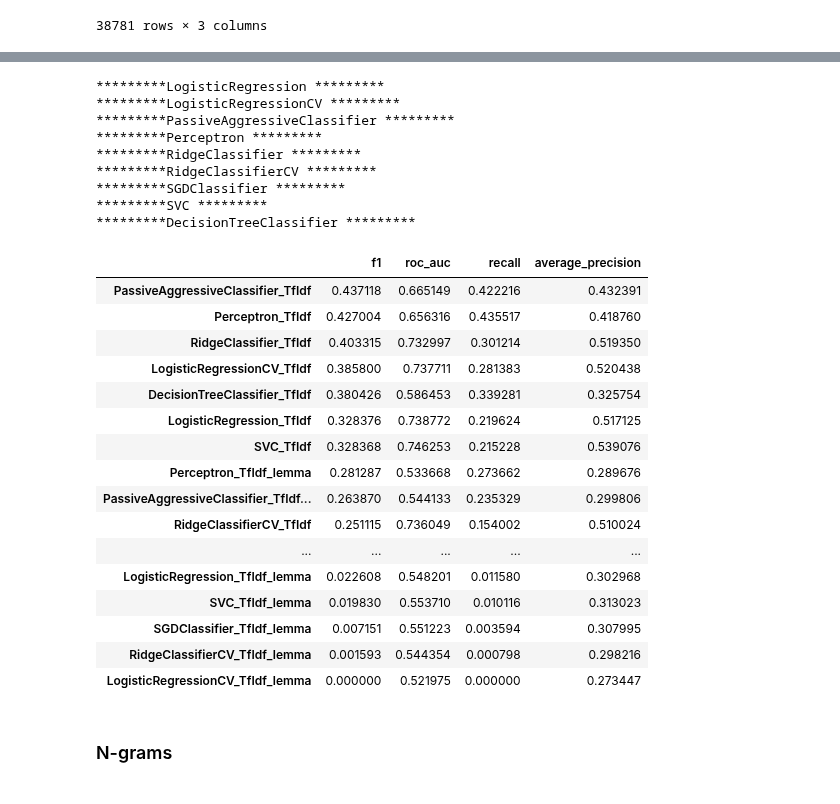
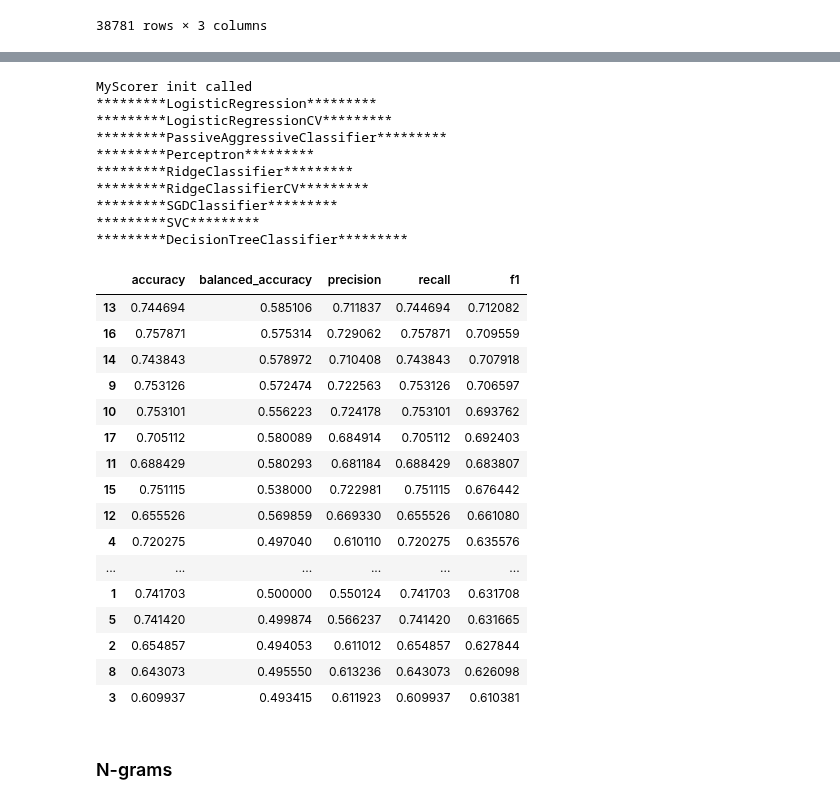
Before and after one commit to Sofy34/personal_strudy, a Jupyter notebook: thesis/02_BOW.ipynb, the cells around one changed output, grey strips where cells are left out. Drawn from its saved outputs; the diff is of its cells as text; code cells hidden in the pictures.

```diff
--- a/thesis/02_BOW.ipynb
+++ b/thesis/02_BOW.ipynb
@@ -92,0 +114,9 @@ len train: 29085, len test: 9696
+# %%
+imp.reload(model_utils)
+cv_split_name='cv_splits_10'
+cv_splits_loaded=common_utils.load_json(dir_name,cv_split_name)
+cv_split_classes = []
+for key,val in cv_splits_loaded.items():
+    cv_split_classes.append(classes.Split(val['train'],val['test']))
+cv_split_classes
+myPrepSplit = model_utils.ByDocFold(n_splits=len(cv_split_classes),prepared_splits=cv_split_classes)
@@ -104,3 +159,5 @@ Sample of 10445 features
 # %%
-feature_utils.cross_val_all_regerssors(X_train_vec,y_train,"TfIdf")
+imp.reload(classes)
+imp.reload(feature_utils)
+myScores=feature_utils.cross_val_all_regerssors(myScores,X_train_vec,y_train,X_groups,"word",cv=myPrepSplit)
 # %% [output]
@@ -167,4 +233,4 @@ lemma_db
 38781 rows × 3 columns
 # %%
 X_l,y_l = feature_utils.get_label_and_drop(lemma_db)
-text_train_l,text_test_l,y_train_l, y_test_l = feature_utils.get_train_test_text(X_l,y_l)
+text_train_l,y_train_l=X_l['text'].tolist(),y_l.tolist()
@@ -186,35 +248,38 @@ Sample of 4979 features
 # %%
-feature_utils.cross_val_all_regerssors(X_l_train_vec,y_train_l,"TfIdf_lemma")
+imp.reload(feature_utils)
+
+myScores=feature_utils.cross_val_all_regerssors(myScores,X_l_train_vec,y_train_l,"lemma")
 # %% [output]
-*********LogisticRegression *********
-*********LogisticRegressionCV *********
-*********PassiveAggressiveClassifier *********
-*********Perceptron *********
-*********RidgeClassifier *********
-*********RidgeClassifierCV *********
-*********SGDClassifier *********
-*********SVC *********
-*********DecisionTreeClassifier *********
+MyScorer init called
+*********LogisticRegression*********
+*********LogisticRegressionCV*********
+*********PassiveAggressiveClassifier*********
+*********Perceptron*********
+*********RidgeClassifier*********
+*********RidgeClassifierCV*********
+*********SGDClassifier*********
+*********SVC*********
+*********DecisionTreeClassifier*********
 # %%
-display(feature_utils.scores_df.sort_values(by='f1',ascending = False))
+display(myScores.sort_values(by='f1',ascending = False))
 # %% [output]
-|  | f1 | roc_auc | recall | average_precision |
-| PassiveAggressiveClassifier_TfIdf | 0.437118 | 0.665149 | 0.422216 | 0.432391 |
-| Perceptron_TfIdf | 0.427004 | 0.656316 | 0.435517 | 0.418760 |
-| RidgeClassifier_TfIdf | 0.403315 | 0.732997 | 0.301214 | 0.519350 |
-| LogisticRegressionCV_TfIdf | 0.385800 | 0.737711 | 0.281383 | 0.520438 |
-| DecisionTreeClassifier_TfIdf | 0.380426 | 0.586453 | 0.339281 | 0.325754 |
-| LogisticRegression_TfIdf | 0.328376 | 0.738772 | 0.219624 | 0.517125 |
-| SVC_TfIdf | 0.328368 | 0.746253 | 0.215228 | 0.539076 |
-| Perceptron_TfIdf_lemma | 0.281287 | 0.533668 | 0.273662 | 0.289676 |
-| PassiveAggressiveClassifier_TfIdf... | 0.263870 | 0.544133 | 0.235329 | 0.299806 |
-| RidgeClassifierCV_TfIdf | 0.251115 | 0.736049 | 0.154002 | 0.510024 |
-| ... | ... | ... | ... | ... |
-| LogisticRegression_TfIdf_lemma | 0.022608 | 0.548201 | 0.011580 | 0.302968 |
-| SVC_TfIdf_lemma | 0.019830 | 0.553710 | 0.010116 | 0.313023 |
-| SGDClassifier_TfIdf_lemma | 0.007151 | 0.551223 | 0.003594 | 0.307995 |
-| RidgeClassifierCV_TfIdf_lemma | 0.001593 | 0.544354 | 0.000798 | 0.298216 |
-| LogisticRegressionCV_TfIdf_lemma | 0.000000 | 0.521975 | 0.000000 | 0.273447 |
+|  | accuracy | balanced_accuracy | precision | recall | f1 |
+| 13 | 0.744694 | 0.585106 | 0.711837 | 0.744694 | 0.712082 |
+| 16 | 0.757871 | 0.575314 | 0.729062 | 0.757871 | 0.709559 |
+| 14 | 0.743843 | 0.578972 | 0.710408 | 0.743843 | 0.707918 |
+| 9 | 0.753126 | 0.572474 | 0.722563 | 0.753126 | 0.706597 |
+| 10 | 0.753101 | 0.556223 | 0.724178 | 0.753101 | 0.693762 |
+| 17 | 0.705112 | 0.580089 | 0.684914 | 0.705112 | 0.692403 |
+| 11 | 0.688429 | 0.580293 | 0.681184 | 0.688429 | 0.683807 |
+| 15 | 0.751115 | 0.538000 | 0.722981 | 0.751115 | 0.676442 |
+| 12 | 0.655526 | 0.569859 | 0.669330 | 0.655526 | 0.661080 |
+| 4 | 0.720275 | 0.497040 | 0.610110 | 0.720275 | 0.635576 |
+| ... | ... | ... | ... | ... | ... |
+| 1 | 0.741703 | 0.500000 | 0.550124 | 0.741703 | 0.631708 |
+| 5 | 0.741420 | 0.499874 | 0.566237 | 0.741420 | 0.631665 |
+| 2 | 0.654857 | 0.494053 | 0.611012 | 0.654857 | 0.627844 |
+| 8 | 0.643073 | 0.495550 | 0.613236 | 0.643073 | 0.626098 |
+| 3 | 0.609937 | 0.493415 | 0.611923 | 0.609937 | 0.610381 |
 # %% [markdown]
 ### N-grams
 # %%
```
Also changed, not shown: parts of 29 cells of this notebook, 5 other files.
